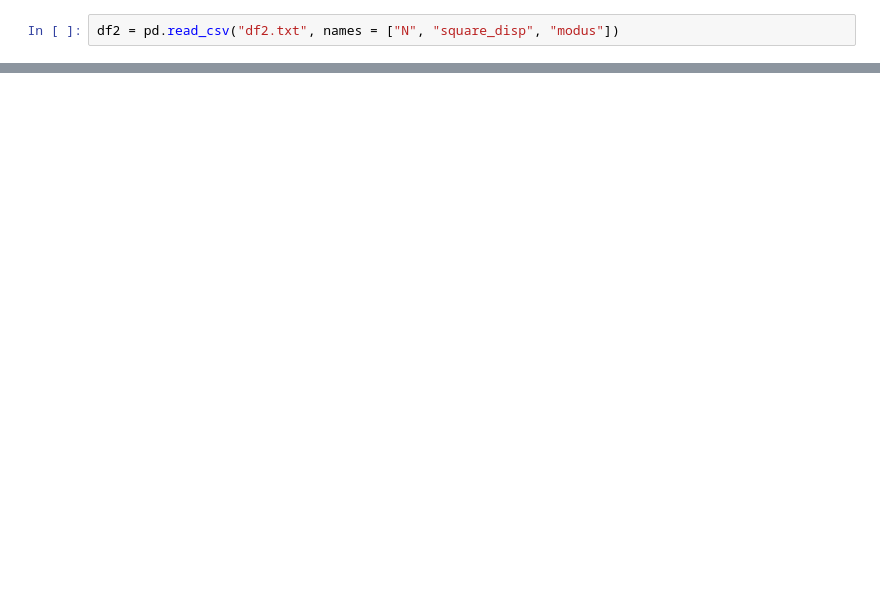
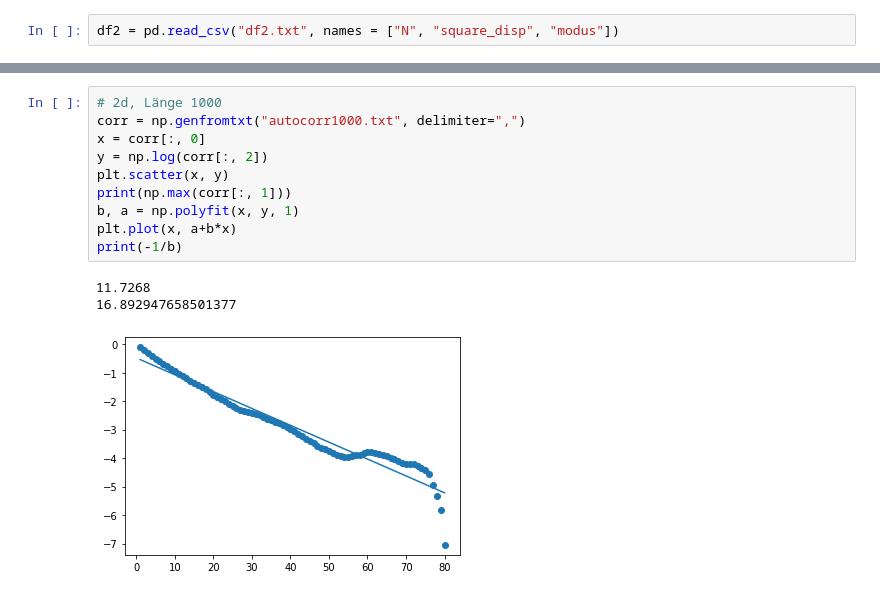
Before and after one commit to ja-miha/Vortragstechnik, a Jupyter notebook: saw/plot.ipynb, the cells around one changed output, grey strips where cells are left out. Drawn from its saved outputs; the diff is of its cells as text; blank space fills up the shorter version.

```diff
--- a/saw/plot.ipynb
+++ b/saw/plot.ipynb
@@ -40,0 +57,14 @@ plt.savefig("saw2d.pdf")
+# %%
+# 2d, Länge 1000
+corr = np.genfromtxt("autocorr1000.txt", delimiter=",")
+x = corr[:, 0]
+y = np.log(corr[:, 2])
+plt.scatter(x, y)
+print(np.max(corr[:, 1]))
+b, a = np.polyfit(x, y, 1)
+plt.plot(x, a+b*x)
+print(-1/b)
+# %% [output]
+11.7268
+16.892947658501377
+[figure, added]
```
Also changed, not shown: parts of 12 cells of this notebook, 7 other files.
